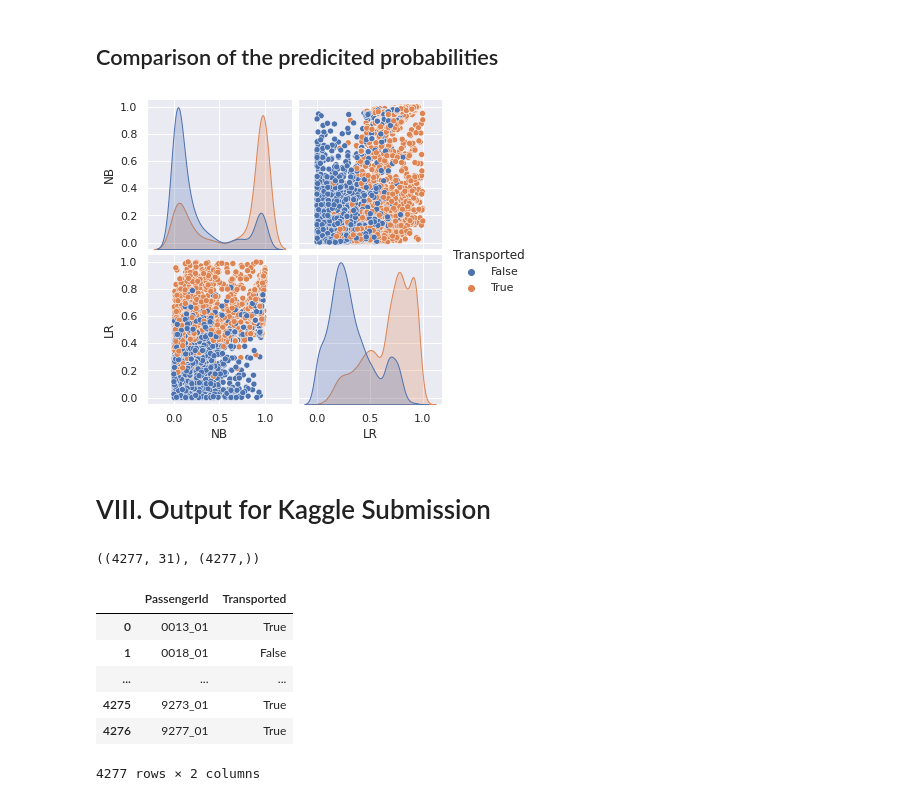
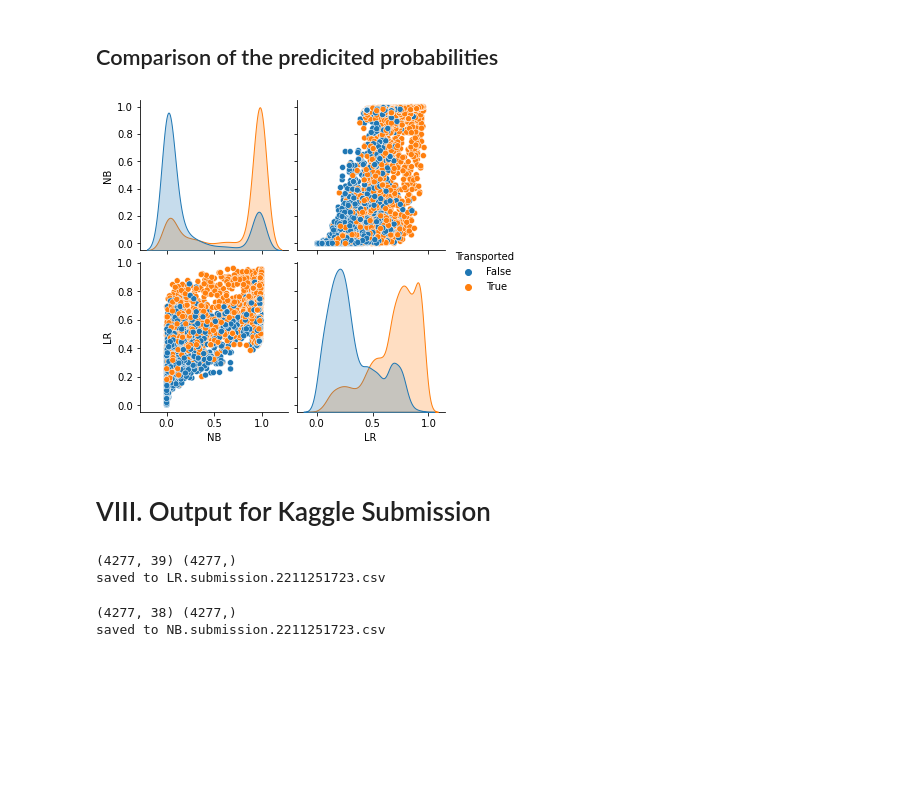
Before and after one commit to cfong32/kaggle-spaceship-titanic, a Jupyter notebook: data6100_proj2.ipynb, the cells around one changed output. Saved outputs shown, nothing was run; the diff lists cells and outputs as text; code cells hidden in the pictures; blank space fills up the shorter version.

```diff
--- a/data6100_proj2.ipynb
+++ b/data6100_proj2.ipynb
@@ -204,14 +266,21 @@ display(df)
 # Data preprocessing
 ###
 
+cols_expense = ['RoomService', 'FoodCourt', 'ShoppingMall', 'Spa', 'VRDeck']
 cols_to_fillna_with_median = ['Age', 'RoomService', 'FoodCourt', 'ShoppingMall', 'Spa', 'VRDeck']
-cols_to_check_zero = ['RoomService', 'FoodCourt', 'ShoppingMall', 'Spa', 'VRDeck']
 cols_to_get_dummies = ['HomePlanet', 'CryoSleep', 'Destination', 'VIP', 'Cabin_deck', 'Cabin_side']
 cols_to_float = ['Transported']
 
-# Add extra columns indicating if the values are zero or not
-for col in cols_to_check_zero:
-    df[f'zero{col}'] = (df[col] == 0).astype(float)
+# Add the 'Age_below_18' column
+df['Age_below_18']  = (df['Age'] < 18).astype(float)
+
+# Add extra columns indicating if the values are
+# 1) zero, 2) among the top 20%, 3) among the top 10%, or 4) among the top 5%
+for col in cols_expense:
+    df[f'zero_{col}'] = (df[col] == 0).astype(float)
+    df[f'top20p_{col}'] = (df[col] >= df[col].quantile(.8)).astype(float)
+    df[f'top10p_{col}'] = (df[col] >= df[col].quantile(.9)).astype(float)
+    df[f'top5p_{col}']  = (df[col] >= df[col].quantile(.95)).astype(float)
 
 # Make columns for "Cabin_deck" and "Cabin_side"
 df['Cabin_deck'] = df.Cabin.str.split('/').map(lambda x: x[0] if isinstance(x, list) else np.NaN)
@@ -301,7 +372,7 @@ to_drop = [column for column in upper.columns if any(upper[column] > 0.8)]
 # Prepare X and y for Navie Bayes Model
 
 # Input features, X
-cols_X_NB = list(set(cols_X_LC) - set(to_drop) - {'Age', 'RoomService', 'FoodCourt', 'ShoppingMall', 'Spa', 'VRDeck'})
+cols_X_NB = list(set(cols_X_LR) - set(to_drop) - {'Age', 'RoomService', 'FoodCourt', 'ShoppingMall', 'Spa', 'VRDeck'})
 
 ## Prepare the training data set for the logistic regression
 (X_train_NB, y_train_NB, mean_X_NB, std_X_NB) = pre_data(df, cols_X_NB)
@@ -362,14 +433,14 @@ from sklearn.metrics import precision_score
 from sklearn.metrics import recall_score
 
 # Predict in a cross-validation setting
-y_proba_LR = cross_val_predict(LRmodel, X_train_LC, y_train_LC, cv=10, method='predict_proba')[:,1]
+y_proba_LR = cross_val_predict(LRmodel, X_train_LR, y_train_LR, cv=10, method='predict_proba')[:,1]
 y_pred_LR  = y_proba_LR > 0.5
 
 # Show confusion matrix and ROC curve
 fig, (ax1, ax2) = plt.subplots(1,2, figsize=(10,5))
 
-ConfusionMatrixDisplay.from_predictions(y_train_LC, y_pred_LR, ax=ax1)
-RocCurveDisplay.from_predictions(y_train_LC, y_proba_LR, ax=ax2)
+ConfusionMatrixDisplay.from_predictions(y_train_LR, y_pred_LR, ax=ax1)
+RocCurveDisplay.from_predictions(y_train_LR, y_proba_LR, ax=ax2)
 ax2.plot([0,1], [0,1], 'r--')
 ax2.set_aspect('equal')
 
@@ -377,6 +448,6 @@ plt.tight_layout()
 plt.show()
 
 # Show precision ane recall
-print('Precision', precision_score(y_train_LC, y_pred_LR))
-print('Recall:', recall_score(y_train_LC, y_pred_LR))
+print('Precision', precision_score(y_train_LR, y_pred_LR))
+print('Recall:', recall_score(y_train_LR, y_pred_LR))
 # %% [output]
@@ -417,16 +488,16 @@ Recall: 0.678391959798995
 # %%
 ###
 # Pair plot of comparing the predicted probability values
 ###
 
 sns.pairplot(
     data=pd.DataFrame({'NB': np.array(y_proba_NB),
                        'LR': np.array(y_proba_LR),
-                       'Transported': y_train_LC.astype(bool)}),
+                       'Transported': y_train_LR.astype(bool)}),
     hue='Transported',
 )
 plt.show()
 # %% [output]
-[figure, old version]
+[figure, new version]
 # %% [markdown]
 # VIII. Output for Kaggle Submission
@@ -438,16 +528,19 @@ plt.show()
 
 # Training
 model = LogisticRegression(random_state=0)
-model.fit(X_train_LC, y_train_LC)
+model.fit(X_train_LR, y_train_LR)
 
 # Predict on test set
-test_set = df.dataset=='test'
-X_test = ((df[test_set][cols_X_LC] - mean_X_LC) / std_X_LC).values
+test_set = df.dataset == 'test'
+X_test = ((df[test_set][cols_X_LR] - mean_X_LR) / std_X_LR).values
 y_hat = model.predict(X_test)
+print(X_test.shape, y_hat.shape)
 
-X_test.shape, y_hat.shape
+# save as csv
+make_submission_csv(y_hat, 'LR')
 # %% [output]
-((4277, 31), (4277,))
+(4277, 39) (4277,)
+saved to LR.submission.2211251723.csv
 # %%
 ###
 # Train a new naive bayes model with all training data
@@ -460,24 +553,12 @@ NBmodel.fit(X_train_NB, y_train_NB)
 
 # Predict on test set
 test_set = df.dataset == 'test'
-X_test = df[test_set][cols_X_NB]
+X_test = ((df[test_set][cols_X_NB] - mean_X_NB) / std_X_NB).values
 y_hat = NBmodel.predict(X_test)
+print(X_test.shape, y_hat.shape)
+
+# save as csv
+make_submission_csv(y_hat, 'NB')
+# %% [output]
+(4277, 38) (4277,)
+saved to NB.submission.2211251723.csv
-# %%
-###
-# Create a table for submission
-###
-
-df_submission = pd.DataFrame({
-    'PassengerId': df[test_set].PassengerId,
-    'Transported': y_hat.astype(bool)
-})
-
-df_submission
-# %% [output]
-|  | PassengerId | Transported |
-| 0 | 0013_01 | True |
-| 1 | 0018_01 | False |
-| ... | ... | ... |
-| 4275 | 9273_01 | True |
-| 4276 | 9277_01 | True |
-4277 rows × 2 columns
```
Also changed, not shown: parts of 21 cells of this notebook.
